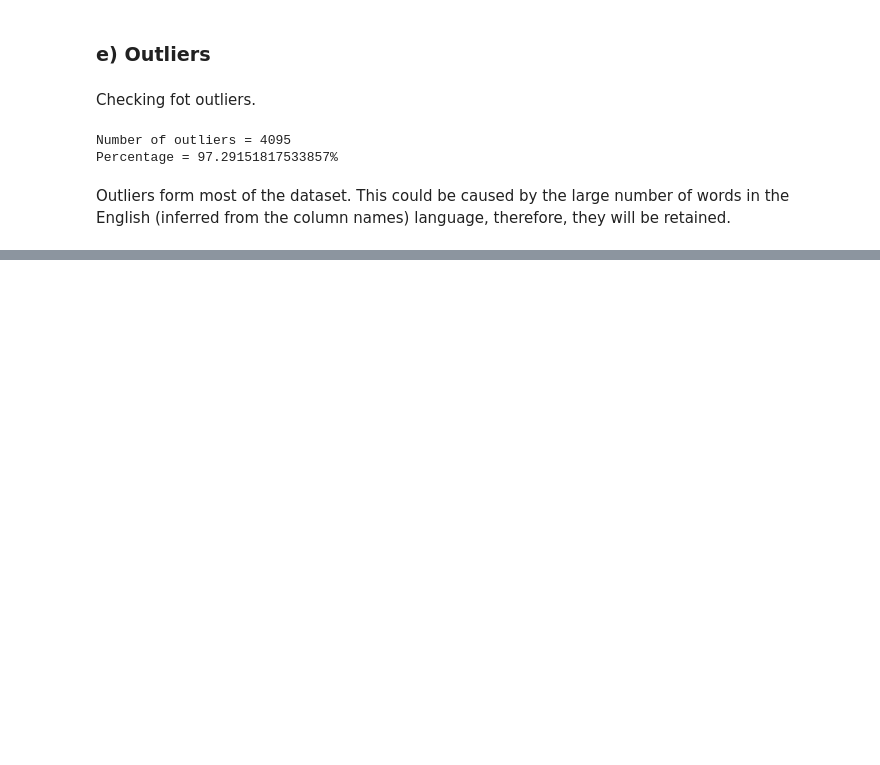
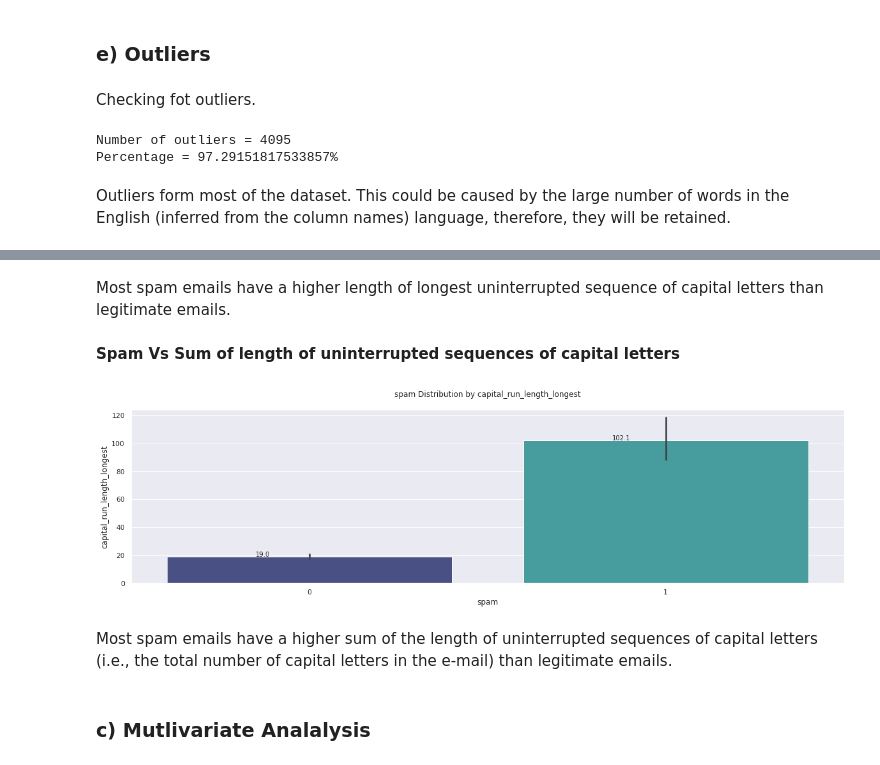
Before and after one commit to deborahmasibo/Moringa-Core-Module-2-Week-4-IP, a Jupyter notebook: Naive_Bayes_Classification.ipynb, the cells around one changed output, grey strips where cells are left out. Saved outputs shown, nothing was run; the diff lists cells and outputs as text; code cells hidden in the pictures; blank space fills up the shorter version.

```diff
--- a/Naive_Bayes_Classification.ipynb
+++ b/Naive_Bayes_Classification.ipynb
@@ -332,0 +462,13 @@ Outliers form most of the dataset. This could be caused by the large number of w
+# %% [markdown]
+Most spam emails have a higher length of longest uninterrupted sequence of capital letters than legitimate emails.
+# %% [markdown]
+**Spam Vs Sum of length of uninterrupted sequences of capital letters**
+# %%
+# Bar plot
+BarPlotBiv('spam', 'capital_run_length_longest', 0, spam_analysis)
+# %% [output]
+[figure, added]
+# %% [markdown]
+Most spam emails have a higher sum of the length of uninterrupted sequences of capital letters (i.e., the total number of capital letters in the e-mail) than legitimate emails.
+# %% [markdown]
+### c) Mutlivariate Analalysis
```
Also changed, not shown: parts of 146 cells of this notebook.
